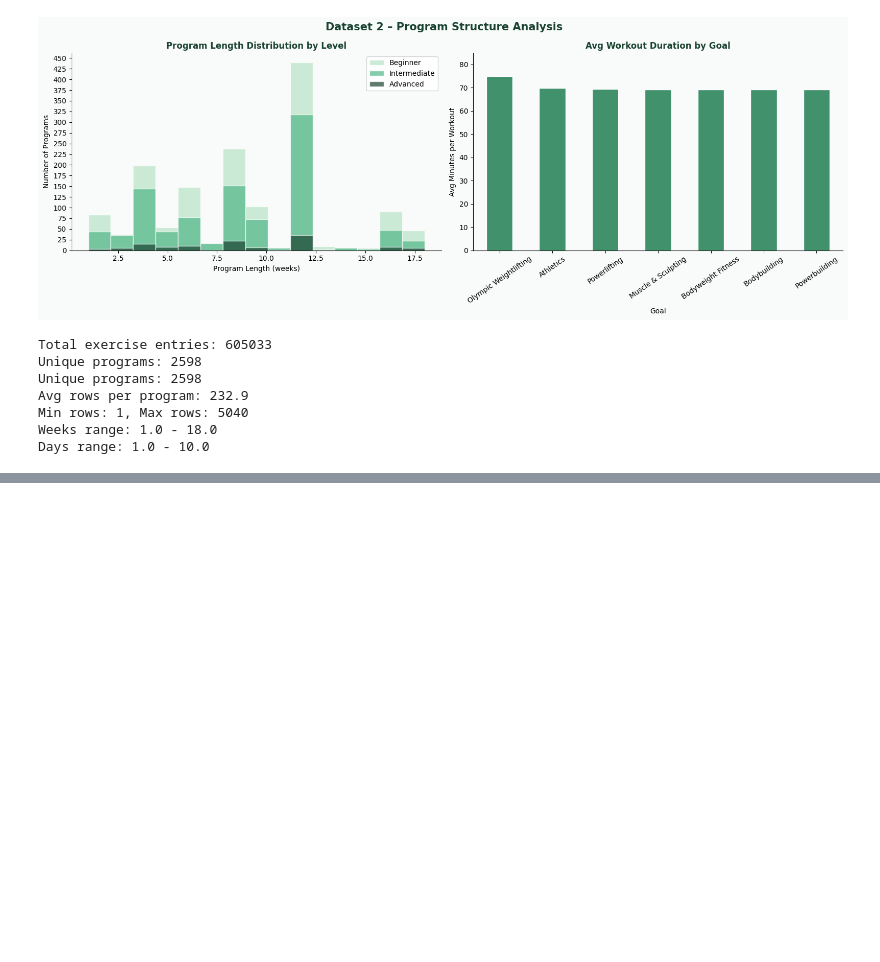
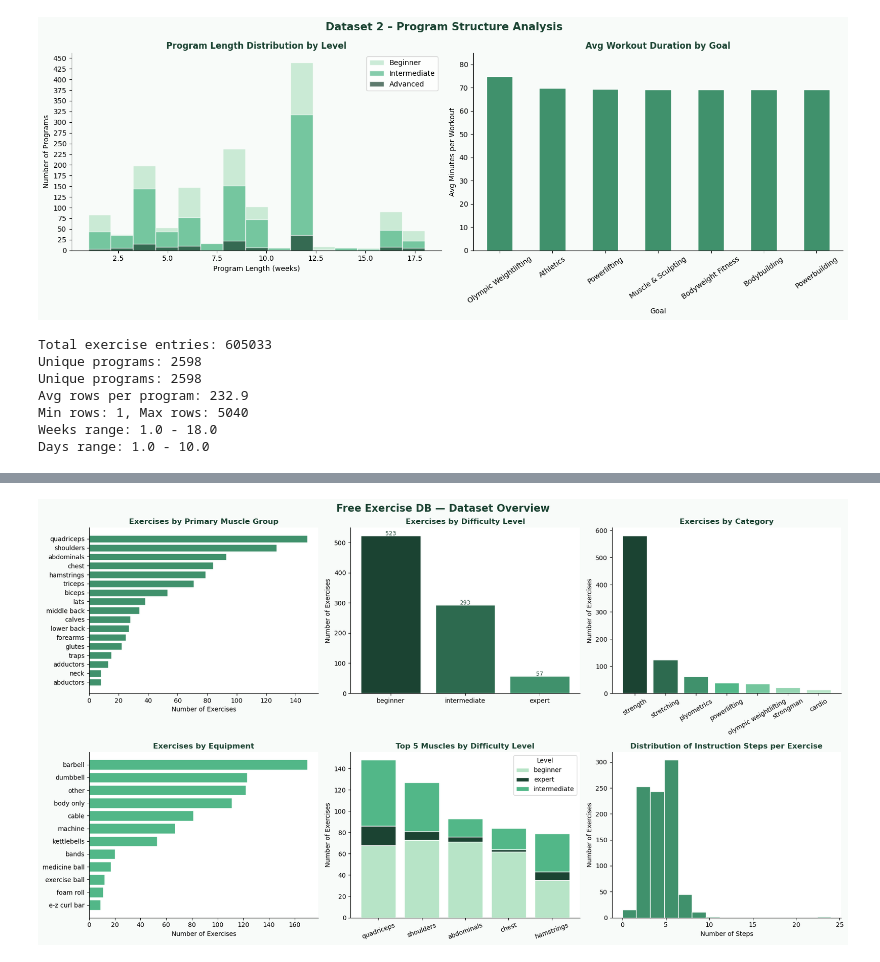
Before and after one commit to CornellNLP/4300-Flask-React-Template, a Jupyter notebook: data/data_visualizations.ipynb, the cells around one changed output, grey strips where cells are left out. Saved outputs shown, nothing was run; the diff lists cells and outputs as text; code cells hidden in the pictures; blank space fills up the shorter version.

Commit message:
Added json library of exercises (from github repo)

```diff
--- a/data/data_visualizations.ipynb
+++ b/data/data_visualizations.ipynb
@@ -273,0 +281,13 @@ programs_unique.head()
+# %%
+import requests
+import json
+
+url = "https://raw.githubusercontent.com/yuhonas/free-exercise-db/main/dist/exercises.json"
+response = requests.get(url)
+exercises = response.json()
+
+# Save as JSON directly, no list-to-string conversion issues
+with open('datasets/exercises_free_db.json', 'w') as f:
+    json.dump(exercises, f, indent=2)
+
+print(f"Total exercises saved: {len(exercises)}")
@@ -273,0 +296,6 @@ programs_unique.head()
+# %%
+with open('datasets/exercises_free_db.json', 'r') as f:
+    exercises = json.load(f)
+
+df_exercises = pd.DataFrame(exercises).drop(columns=['images'])
+df_exercises.columns.tolist()
@@ -273,0 +361,70 @@ programs_unique.head()
+# %%
+fig, axes = plt.subplots(2, 3, figsize=(18, 10))
+fig.patch.set_facecolor('#F8FBF9')
+COLORS = ["#1B4332","#2D6A4F","#40916C","#52B788","#74C69D","#95D5B2","#B7E4C7"]
+
+# Plot 1: Primary muscle group distribution
+muscle_counts = df_muscles['primaryMuscles'].value_counts()
+axes[0,0].barh(muscle_counts.index, muscle_counts.values, color='#40916C', edgecolor='white')
+axes[0,0].set_title('Exercises by Primary Muscle Group', fontweight='bold', color='#1B4332')
+axes[0,0].set_xlabel('Number of Exercises')
+axes[0,0].invert_yaxis()
+axes[0,0].spines[['top','right']].set_visible(False)
+
+# Plot 2: Level distribution
+level_counts = df_exercises['level'].value_counts()
+axes[0,1].bar(level_counts.index, level_counts.values, color=COLORS[:len(level_counts)], edgecolor='white')
+axes[0,1].set_title('Exercises by Difficulty Level', fontweight='bold', color='#1B4332')
+axes[0,1].set_ylabel('Number of Exercises')
+axes[0,1].spines[['top','right']].set_visible(False)
+for p in axes[0,1].patches:
+    axes[0,1].text(p.get_x() + p.get_width()/2, p.get_height() + 1,
+                   str(int(p.get_height())), ha='center', fontsize=9, color='#1B4332')
+
+# Plot 3: Category distribution
+cat_counts = df_exercises['category'].value_counts()
+axes[0,2].bar(cat_counts.index, cat_counts.values, color=COLORS[:len(cat_counts)], edgecolor='white')
+axes[0,2].set_title('Exercises by Category', fontweight='bold', color='#1B4332')
+axes[0,2].set_ylabel('Number of Exercises')
+axes[0,2].tick_params(axis='x', rotation=30)
+axes[0,2].spines[['top','right']].set_visible(False)
+
+# Plot 4: Equipment distribution
+equip_counts = df_exercises['equipment'].value_counts()
+axes[1,0].barh(equip_counts.index, equip_counts.values, color='#52B788', edgecolor='white')
+axes[1,0].set_title('Exercises by Equipment', fontweight='bold', color='#1B4332')
+axes[1,0].set_xlabel('Number of Exercises')
+axes[1,0].invert_yaxis()
+axes[1,0].spines[['top','right']].set_visible(False)
+
+# Plot 5: Top 5 muscles by level (stacked bar)
+top5_muscles = muscle_counts.head(5).index.tolist()
+df_top5 = df_muscles[df_muscles['primaryMuscles'].isin(top5_muscles)]
+pivot = df_top5.groupby(['primaryMuscles', 'level']).size().unstack(fill_value=0)
+pivot = pivot.reindex(top5_muscles)
+level_colors = {'beginner': '#B7E4C7', 'intermediate': '#52B788', 'expert': '#1B4332'}
+bottom = pd.Series([0] * len(pivot), index=pivot.index)
+for lvl in pivot.columns:
+    axes[1,1].bar(pivot.index, pivot[lvl], bottom=bottom,
+                  color=level_colors.get(lvl, 'gray'), edgecolor='white', label=lvl)
+    bottom += pivot[lvl]
+axes[1,1].set_title('Top 5 Muscles by Difficulty Level', fontweight='bold', color='#1B4332')
+axes[1,1].set_ylabel('Number of Exercises')
+axes[1,1].tick_params(axis='x', rotation=20)
+axes[1,1].legend(title='Level')
+axes[1,1].spines[['top','right']].set_visible(False)
+
+# Plot 6: Instruction steps distribution
+axes[1,2].hist(df_exercises['instruction_count'], bins=15, color='#40916C', edgecolor='white')
+axes[1,2].set_title('Distribution of Instruction Steps per Exercise', fontweight='bold', color='#1B4332')
+axes[1,2].set_xlabel('Number of Steps')
+axes[1,2].set_ylabel('Number of Exercises')
+axes[1,2].spines[['top','right']].set_visible(False)
+
+plt.suptitle('Free Exercise DB — Dataset Overview', fontsize=16,
+             fontweight='bold', color='#1B4332')
+plt.tight_layout()
+plt.savefig('plot_exercises_overview.png', dpi=150, bbox_inches='tight', facecolor='#F8FBF9')
+plt.show()
+# %% [output]
+[figure, added]
```
Also changed, not shown: parts of 6 cells of this notebook, 2 other files.
